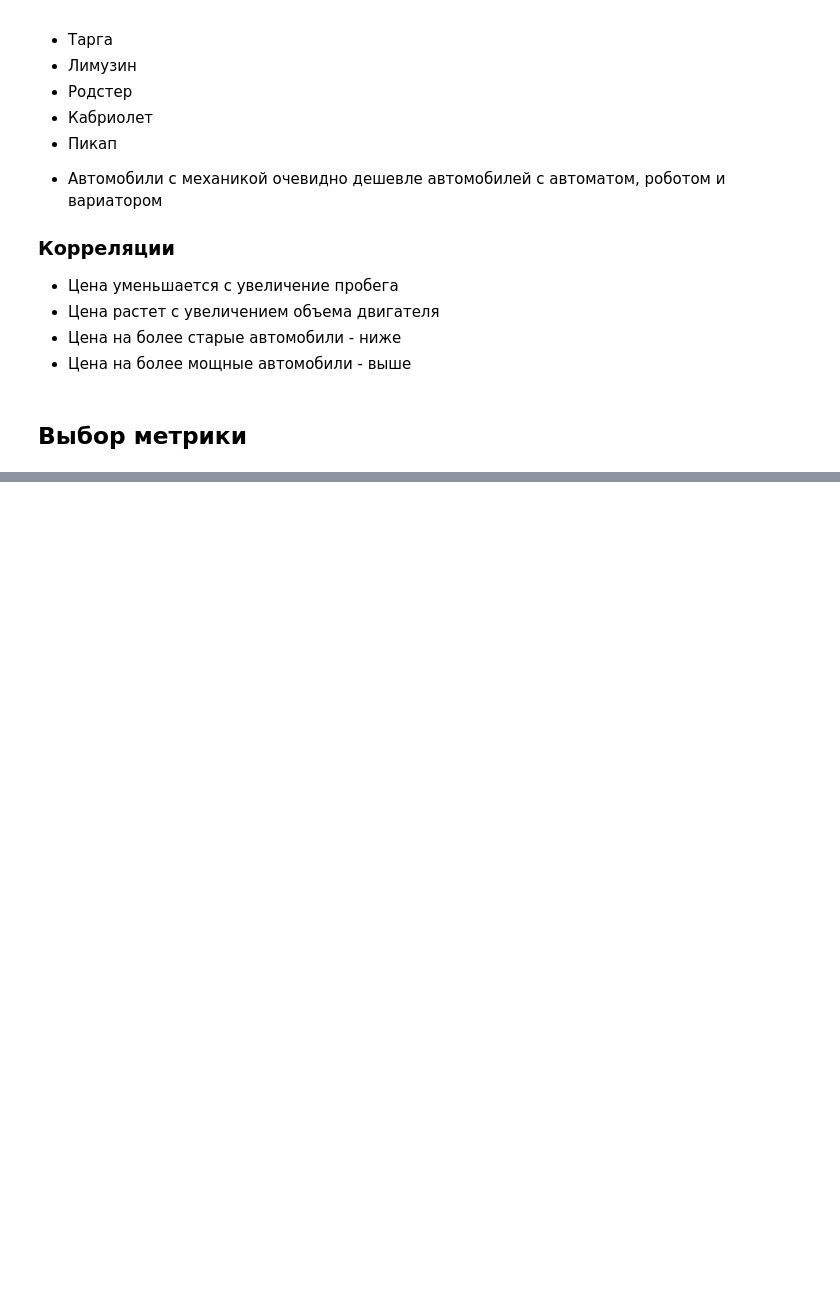
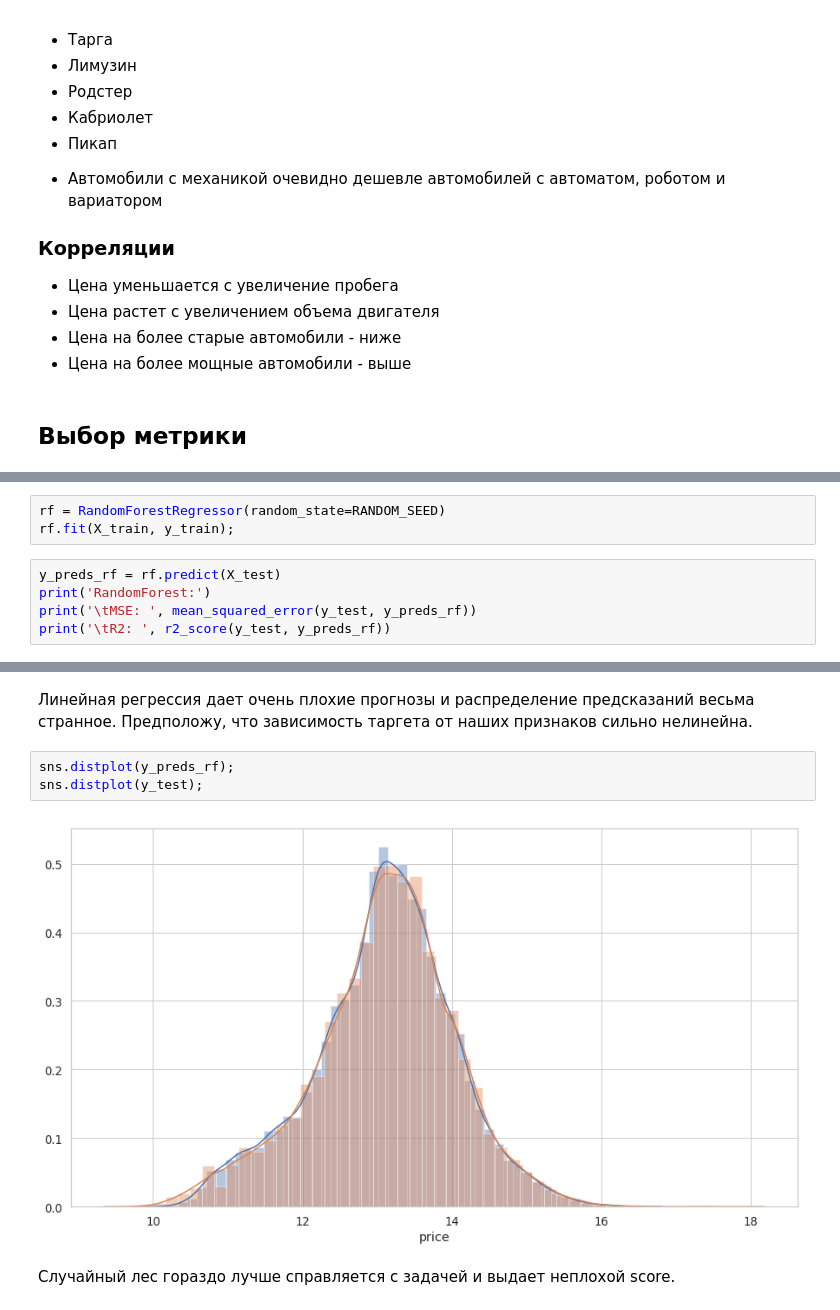
Before and after one commit to Curiosady/Learning-Projects, a Jupyter notebook: Auto.ru Car Price Prediction/main.ipynb, the cells around one changed output, grey strips where cells are left out. Saved outputs shown, nothing was run; the diff lists cells and outputs as text; blank space fills up the shorter version.

```diff
--- a/Auto.ru Car Price Prediction/main.ipynb
+++ b/Auto.ru Car Price Prediction/main.ipynb
@@ -435,0 +477,8 @@ sns.regplot(x='engine', y='log_price', data=df, ax=ax);
+# %%
+rf = RandomForestRegressor(random_state=RANDOM_SEED)
+rf.fit(X_train, y_train);
+# %%
+y_preds_rf = rf.predict(X_test)
+print('RandomForest:')
+print('\tMSE: ', mean_squared_error(y_test, y_preds_rf))
+print('\tR2: ', r2_score(y_test, y_preds_rf))
@@ -435,0 +502,9 @@ sns.regplot(x='engine', y='log_price', data=df, ax=ax);
+# %% [markdown]
+Линейная регрессия дает очень плохие прогнозы и распределение предсказаний весьма странное. Предположу, что зависимость таргета от наших признаков сильно нелинейна.
+# %%
+sns.distplot(y_preds_rf);
+sns.distplot(y_test);
+# %% [output]
+[figure, added]
+# %% [markdown]
+Случайный лес гораздо лучше справляется с задачей и выдает неплохой score.
```
Also changed, not shown: parts of 16 cells of this notebook.
